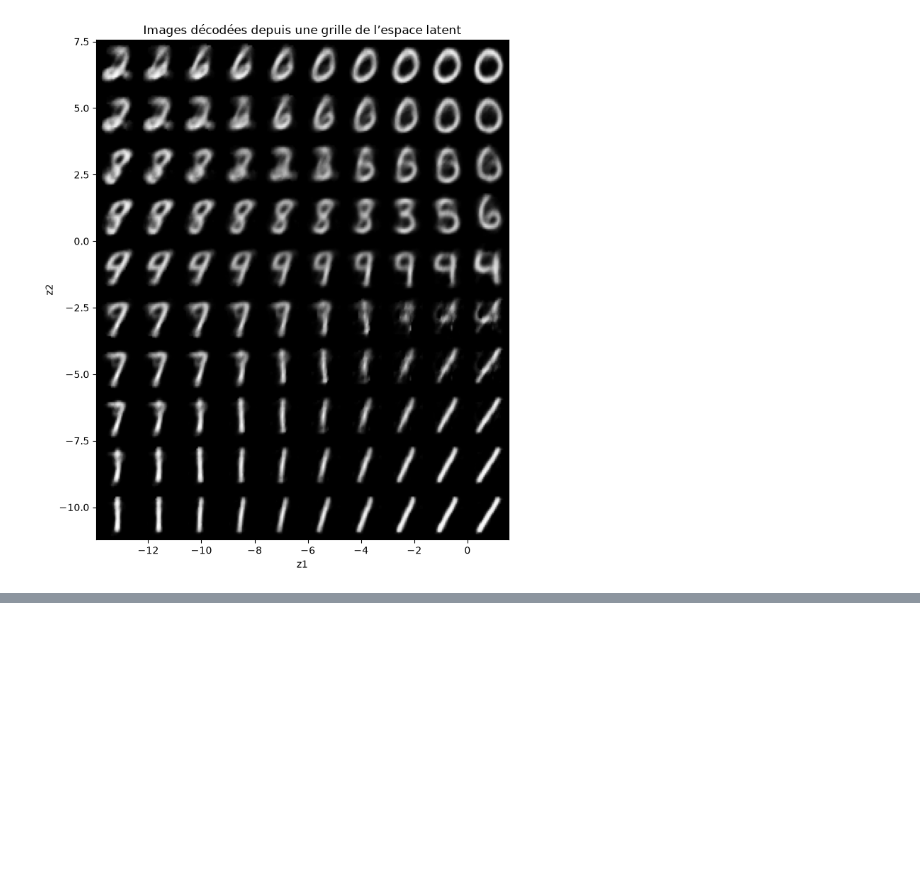
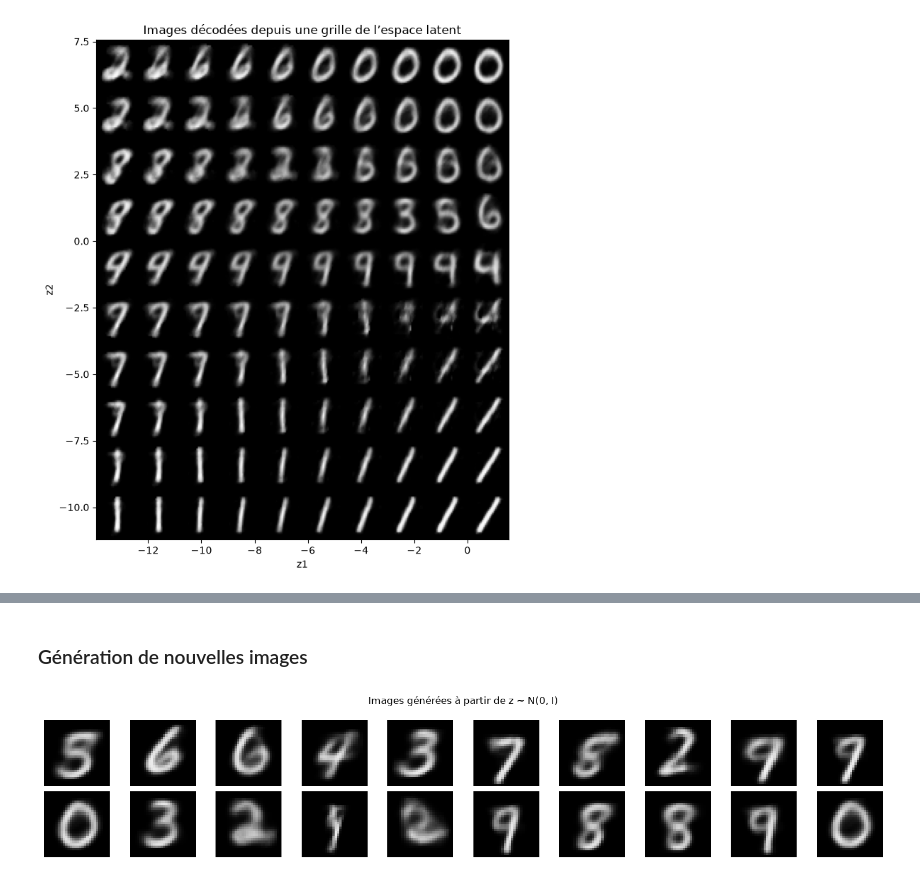
Before and after one commit to Seemo0/IAGEN-Activit-Pratique-N-2, a Jupyter notebook: Activite_2_MNIST.ipynb, the cells around one changed output, grey strips where cells are left out. Cells and saved outputs as stored; diff of their text form; code cells hidden in the pictures; blank space fills up the shorter version.

```diff
--- a/Activite_2_MNIST.ipynb
+++ b/Activite_2_MNIST.ipynb
@@ -435,0 +652,17 @@ plt.show()
+# %% [markdown]
+### Génération de nouvelles images
+# %%
+torch.manual_seed(456)
+with torch.no_grad():
+    z_random = torch.randn(20, 2, device=device)
+    generated_images = vae.decode(z_random).cpu()
+
+fig, axes = plt.subplots(2, 10, figsize=(15, 3))
+for i, ax in enumerate(axes.flat):
+    ax.imshow(generated_images[i, 0].numpy(), cmap="gray", vmin=0, vmax=1)
+    ax.axis("off")
+plt.suptitle("Images générées à partir de z ~ N(0, I)")
+plt.tight_layout()
+plt.show()
+# %% [output]
+[figure, added]
```
Also changed, not shown: parts of 14 cells of this notebook.
